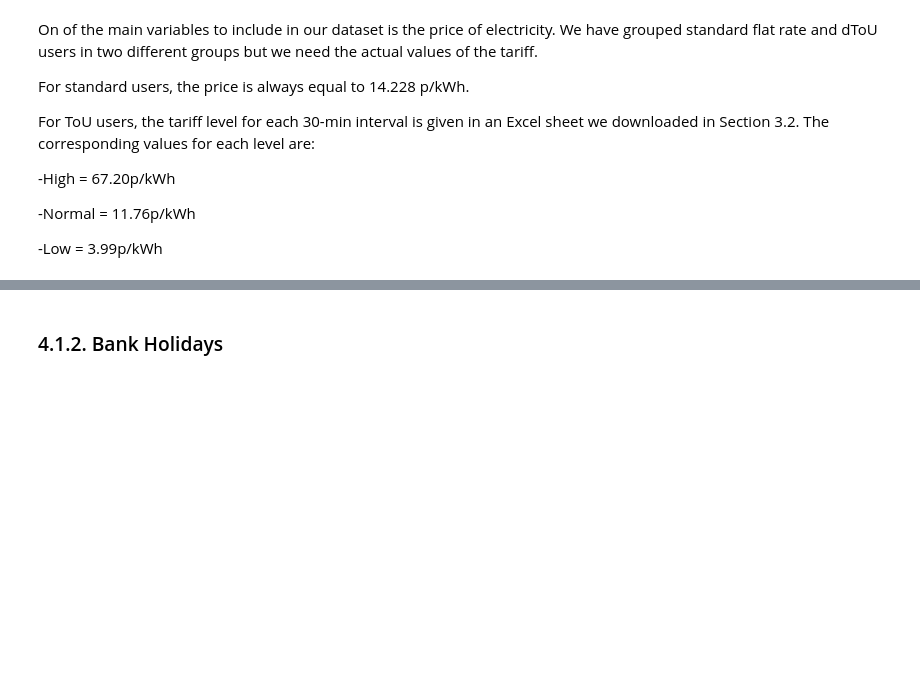
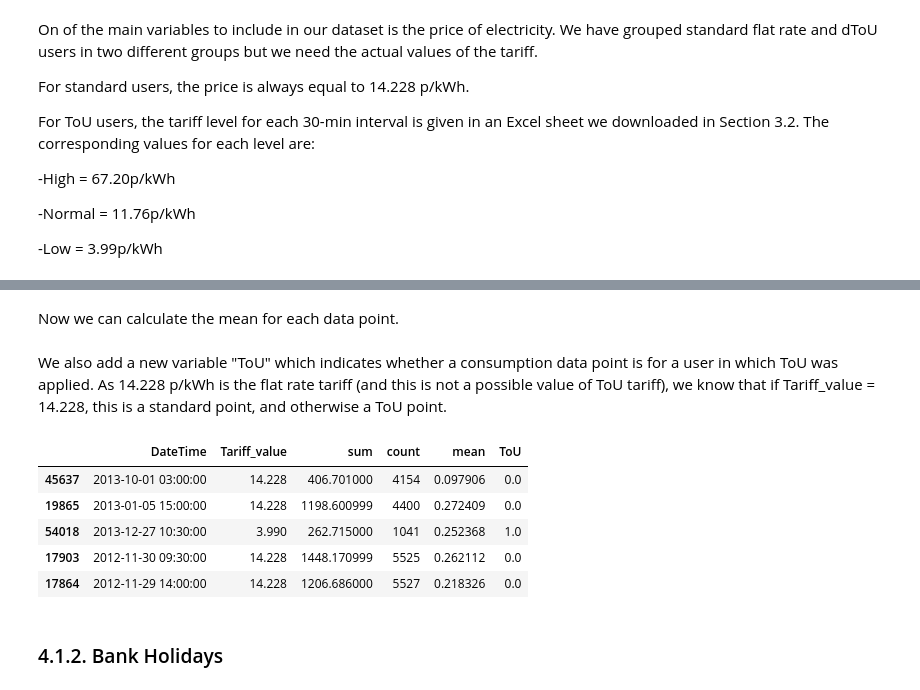
Before and after one commit to mescolano/Master_project, a Jupyter notebook: 4.1_Aggregate_demand_prediction-DS_Preparation.ipynb, the cells around one changed output, grey strips where cells are left out. Drawn from its saved outputs; the diff is of its cells as text; code cells hidden in the pictures; blank space fills up the shorter version.

```diff
--- a/4.1_Aggregate_demand_prediction-DS_Preparation.ipynb
+++ b/4.1_Aggregate_demand_prediction-DS_Preparation.ipynb
@@ -87,6 +83,7 @@ tariffs = tariffs.drop('Tariff', axis=1)
 df = df.merge(tariffs, how = 'left', on = 'DateTime')
 # %%
 df['Tariff_value'] = df['Tariff_value'].fillna(14.228) #This is the standard tariff
+df.loc[df['User_group'] == 'Std','Tariff_value'] = 14.228
 # %%
 df[['DateTime','User_group','Tariff_value']].sample(5)
 # %% [output]
@@ -99,3 +96,24 @@ df[['DateTime','User_group','Tariff_value']].sample(5)
+# %%
+df = df.groupby(['DateTime', 'Tariff_value']).agg({'sum': 'sum',
+                                            'count': 'sum'}).reset_index()
+# %% [markdown]
+Now we can calculate the mean for each data point.
+# %%
+df['mean'] = df['sum']/df['count']
+# %% [markdown]
+We also add a new variable "ToU" which indicates whether a consumption data point is for a user in which ToU was applied. As 14.228 p/kWh is the flat rate tariff (and this is not a possible value of ToU tariff), we know that if Tariff_value = 14.228, this is a standard point, and otherwise a ToU point.
+# %%
+df.loc[df['Tariff_value'] == 14.228,'ToU'] = 0
+df.loc[df['Tariff_value'] != 14.228,'ToU'] = 1
+# %%
+df.sample(5)
+# %% [output]
+|  | DateTime | Tariff_value | sum | count | mean | ToU |
+| 45637 | 2013-10-01 03:00:00 | 14.228 | 406.701000 | 4154 | 0.097906 | 0.0 |
+| 19865 | 2013-01-05 15:00:00 | 14.228 | 1198.600999 | 4400 | 0.272409 | 0.0 |
+| 54018 | 2013-12-27 10:30:00 | 3.990 | 262.715000 | 1041 | 0.252368 | 1.0 |
+| 17903 | 2012-11-30 09:30:00 | 14.228 | 1448.170999 | 5525 | 0.262112 | 0.0 |
+| 17864 | 2012-11-29 14:00:00 | 14.228 | 1206.686000 | 5527 | 0.218326 | 0.0 |
 # %% [markdown]
 ### 4.1.2. Bank Holidays
 # %% [markdown]
```
Also changed, not shown: parts of 39 cells of this notebook, 6 other files.
